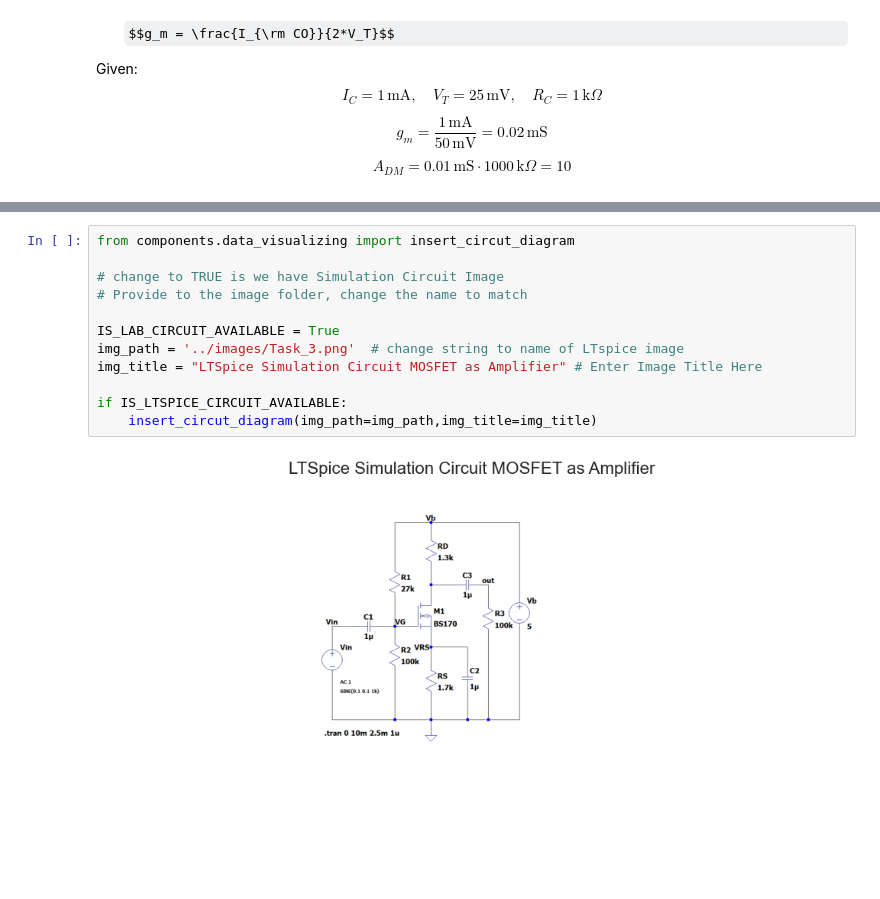
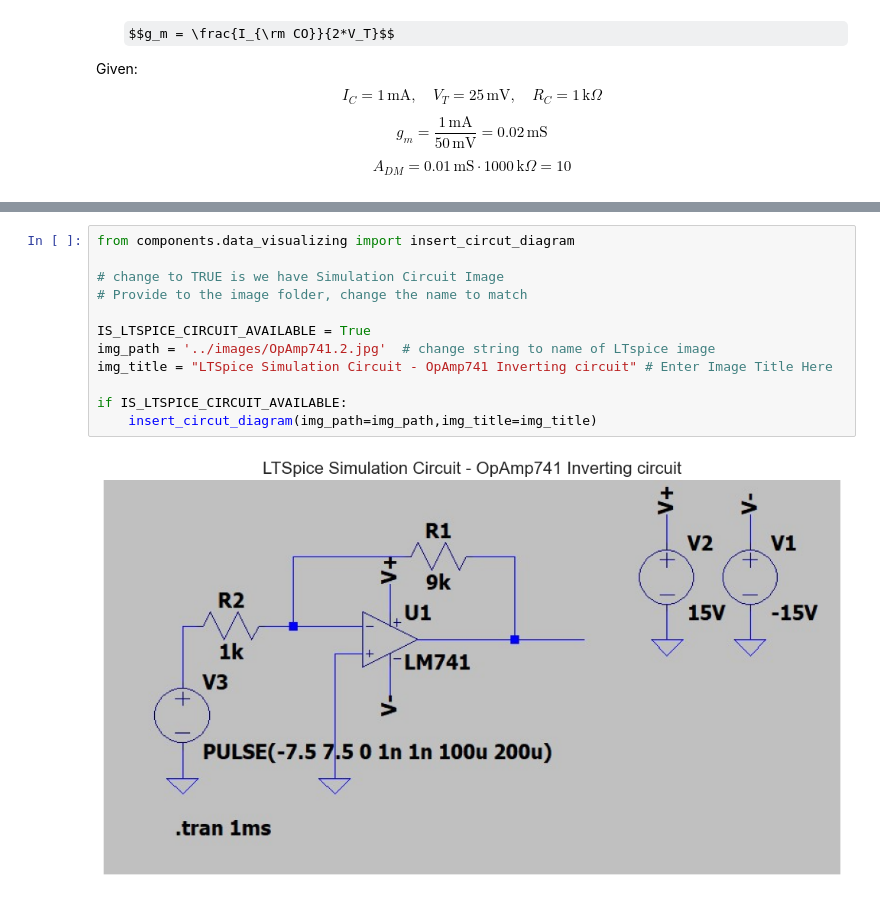
Before and after one commit to Ashu-NT/power_electronics_lab, a Jupyter notebook: src/Lab_3.ipynb, the cells around one changed output, grey strips where cells are left out. Saved outputs shown, nothing was run; the diff lists cells and outputs as text; some formulas as TeX source; blank space fills up the shorter version.

```diff
--- a/src/Lab_3.ipynb
+++ b/src/Lab_3.ipynb
@@ -391,14 +259,14 @@ $$
 # %%
 from components.data_visualizing import insert_circut_diagram
 
 # change to TRUE is we have Simulation Circuit Image
 # Provide to the image folder, change the name to match
 
-IS_LAB_CIRCUIT_AVAILABLE = True
-img_path = '../images/Task_3.png'  # change string to name of LTspice image
-img_title = "LTSpice Simulation Circuit MOSFET as Amplifier" # Enter Image Title Here
+IS_LTSPICE_CIRCUIT_AVAILABLE = True
+img_path = '../images/OpAmp741.2.jpg'  # change string to name of LTspice image
+img_title = "LTSpice Simulation Circuit - OpAmp741 Inverting circuit" # Enter Image Title Here
 
 if IS_LTSPICE_CIRCUIT_AVAILABLE:
     insert_circut_diagram(img_path=img_path,img_title=img_title)
 # %% [output]
-[figure, old version]
+[figure, new version]
```
Also changed, not shown: parts of 28 cells of this notebook, 6 other files.
